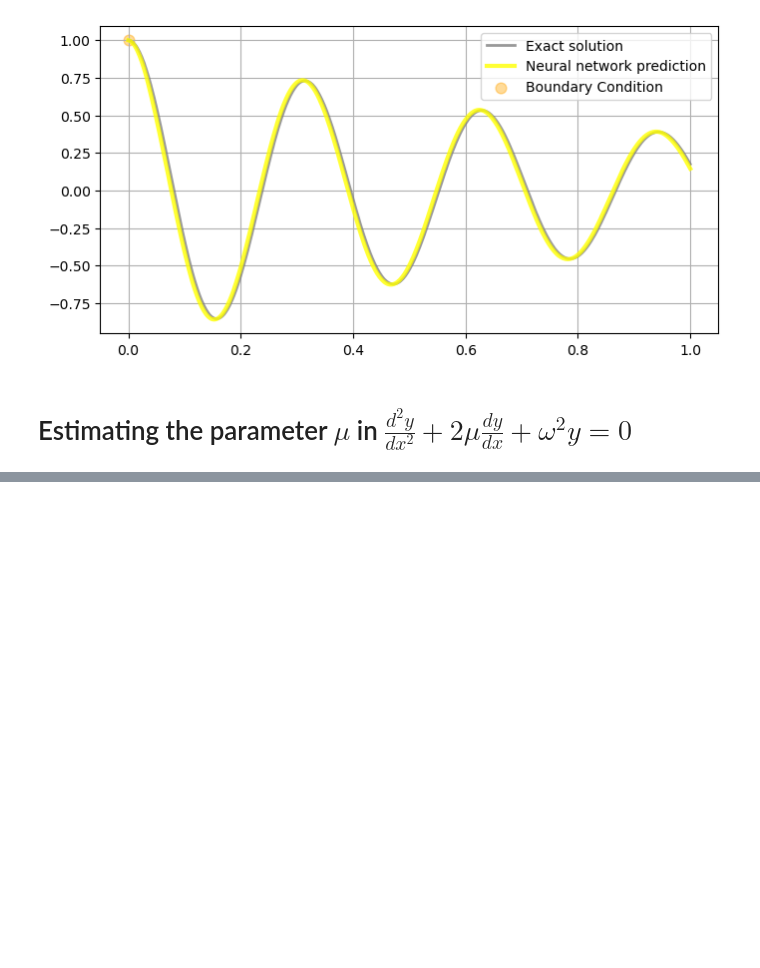
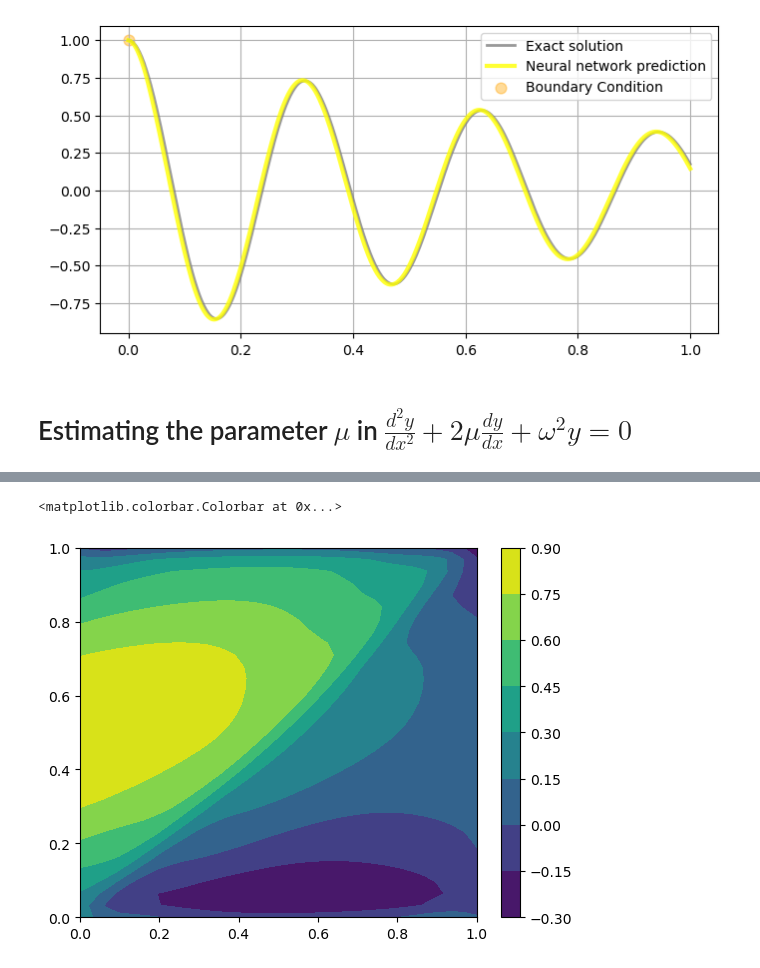
Before and after one commit to rpazuki/morpho_repo, a Jupyter notebook: pytorch/templates.ipynb, the cells around one changed output, grey strips where cells are left out. Cells and saved outputs as stored; diff of their text form; code cells hidden in the pictures; blank space fills up the shorter version.

```diff
--- a/pytorch/templates.ipynb
+++ b/pytorch/templates.ipynb
@@ -178,0 +332,10 @@ plt.show()
+# %%
+x = torch.linspace(0, 1, 32).to(device)
+y = torch.linspace(0, 1, 32).to(device)
+X,Y = torch.meshgrid(x, y, indexing='ij')
+solution = model(torch.vstack([X.flatten(), Y.flatten()]).T).cpu().detach().reshape((x.shape[0], y.shape[0]))
+plt.contourf(X.cpu().detach(), Y.cpu().detach(), solution)
+plt.colorbar()
+# %% [output]
+<matplotlib.colorbar.Colorbar at 0x...>
+[figure, added]
```
Also changed, not shown: parts of 14 cells of this notebook, 3 other files.
